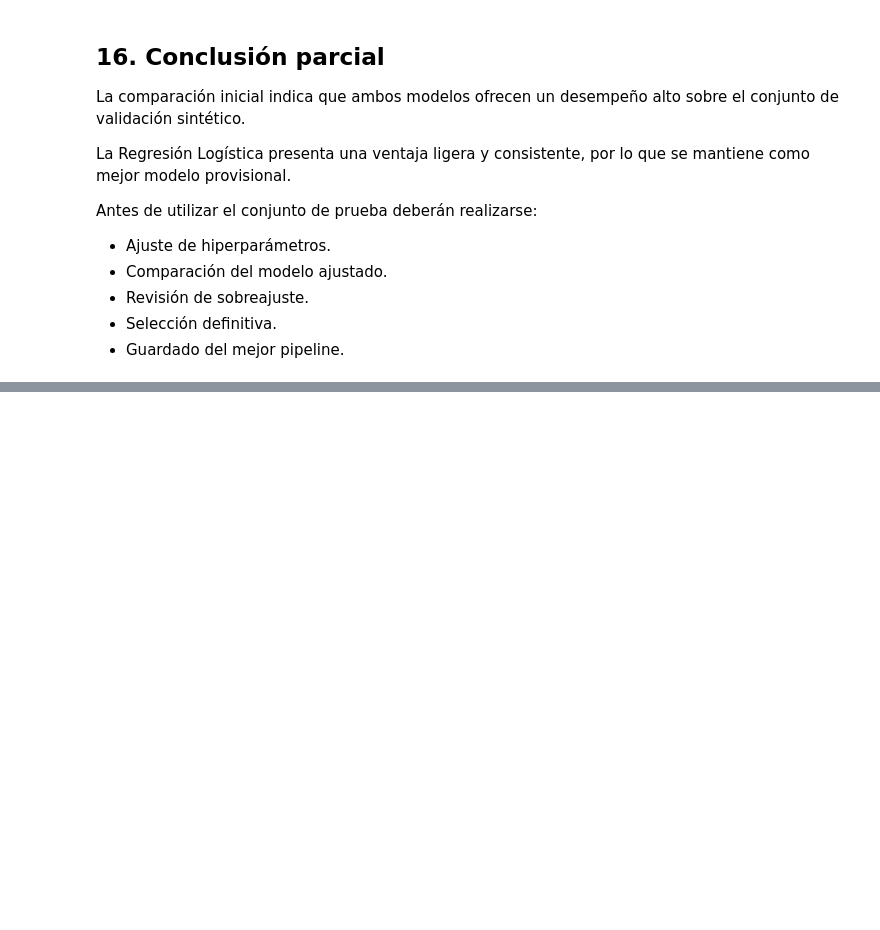
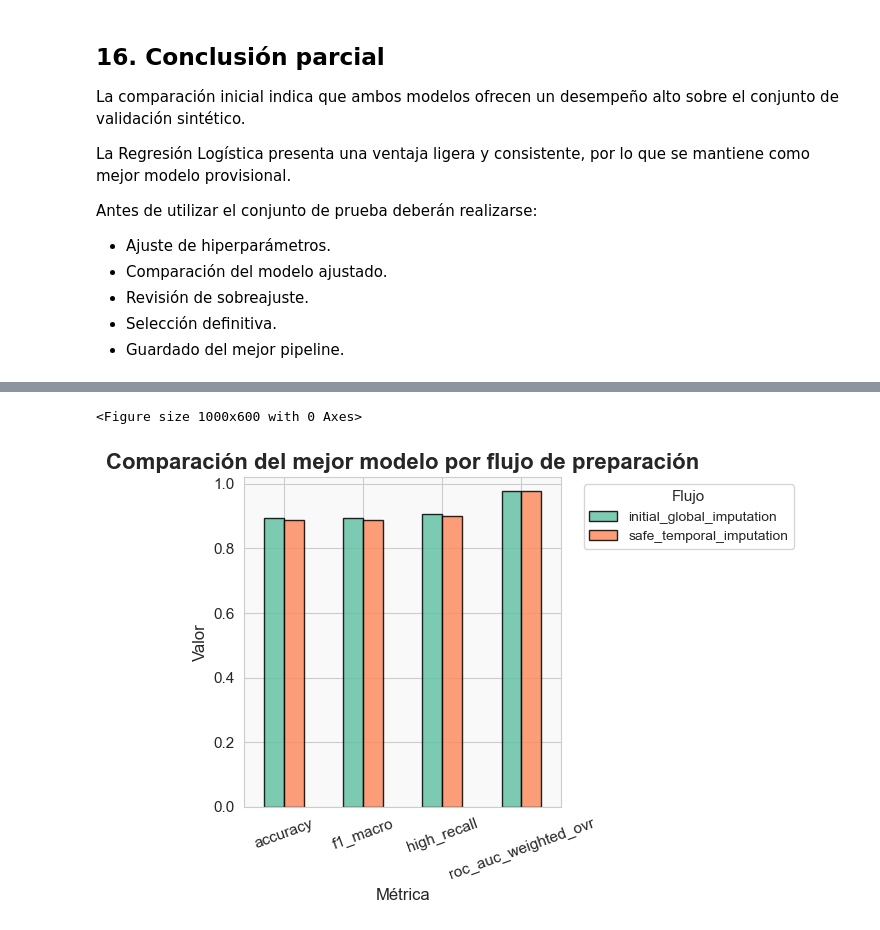
Before and after one commit to KouDionicio/9A-IDGS-ECBD-VitalMind-, a Jupyter notebook: ml-service/app/notebooks/02_risk_model_comparison.ipynb, the cells around one changed output, grey strips where cells are left out. Saved outputs shown, nothing was run; the diff lists cells and outputs as text; code cells hidden in the pictures; blank space fills up the shorter version.

```diff
--- a/ml-service/app/notebooks/02_risk_model_comparison.ipynb
+++ b/ml-service/app/notebooks/02_risk_model_comparison.ipynb
@@ -1585,0 +1740,43 @@ Antes de utilizar el conjunto de prueba deberán realizarse:
+# %%
+import matplotlib.pyplot as plt
+import seaborn as sns
+
+sns.set_style("whitegrid")
+sns.set_palette("muted")
+
+flow_metrics_plot = (
+    flow_comparison_df
+    .set_index("flow")[metric_columns]
+    .T
+)
+
+plt.figure(figsize=(10,6))
+
+ax = flow_metrics_plot.plot(
+    kind="bar",
+    color=sns.color_palette("Set2", len(flow_metrics_plot.columns)),
+    edgecolor="black",
+    alpha=0.85
+)
+
+# Títulos y etiquetas llamativas
+ax.set_title("Comparación del mejor modelo por flujo de preparación", fontsize=16, fontweight="bold")
+ax.set_xlabel("Métrica", fontsize=12)
+ax.set_ylabel("Valor", fontsize=12)
+ax.set_ylim(0, 1.02)
+
+# Ajuste de ticks
+ax.tick_params(axis="x", rotation=20, labelsize=11)
+ax.tick_params(axis="y", labelsize=11)
+
+# Leyenda estilizada
+ax.legend(title="Flujo", fontsize=10, title_fontsize=11, bbox_to_anchor=(1.05, 1), loc="upper left")
+
+# Fondo claro
+plt.gca().set_facecolor("#f9f9f9")
+
+plt.tight_layout()
+plt.show()
+# %% [output]
+<Figure size 1000x600 with 0 Axes>
+[figure, added]
```
Also changed, not shown: parts of 14 cells of this notebook.
